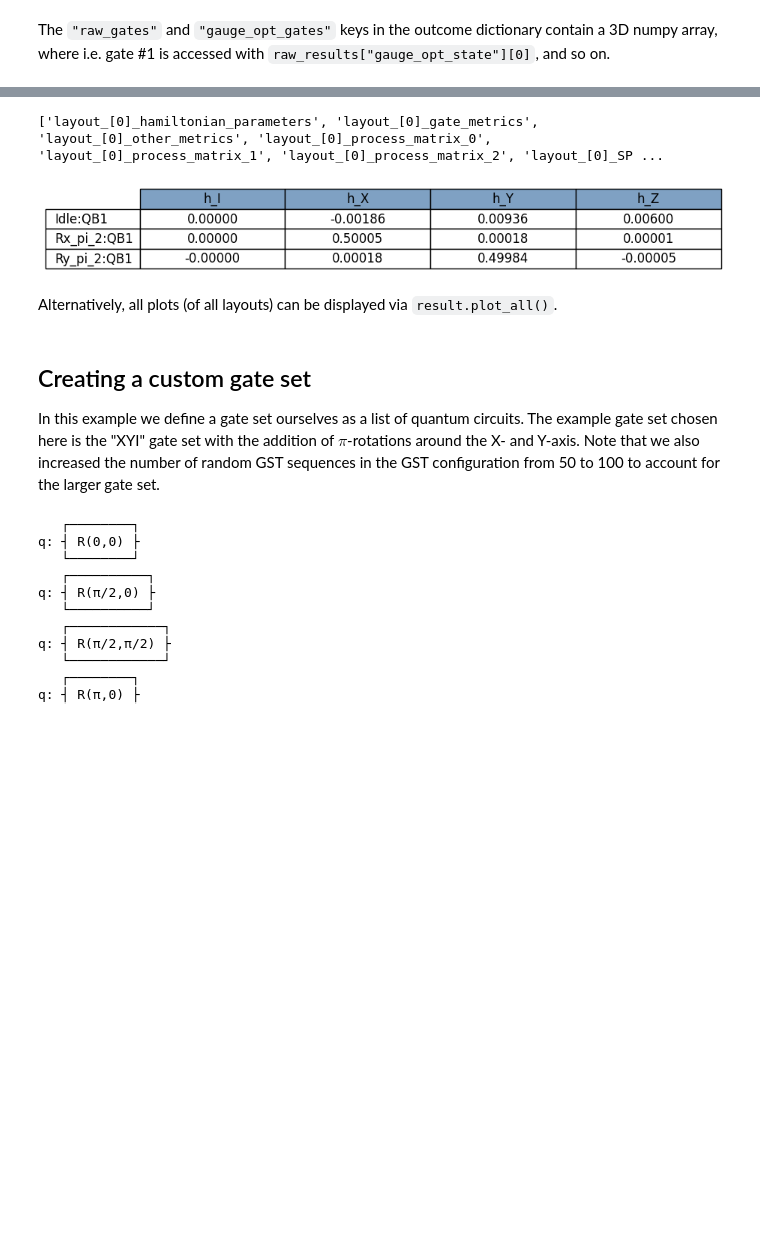
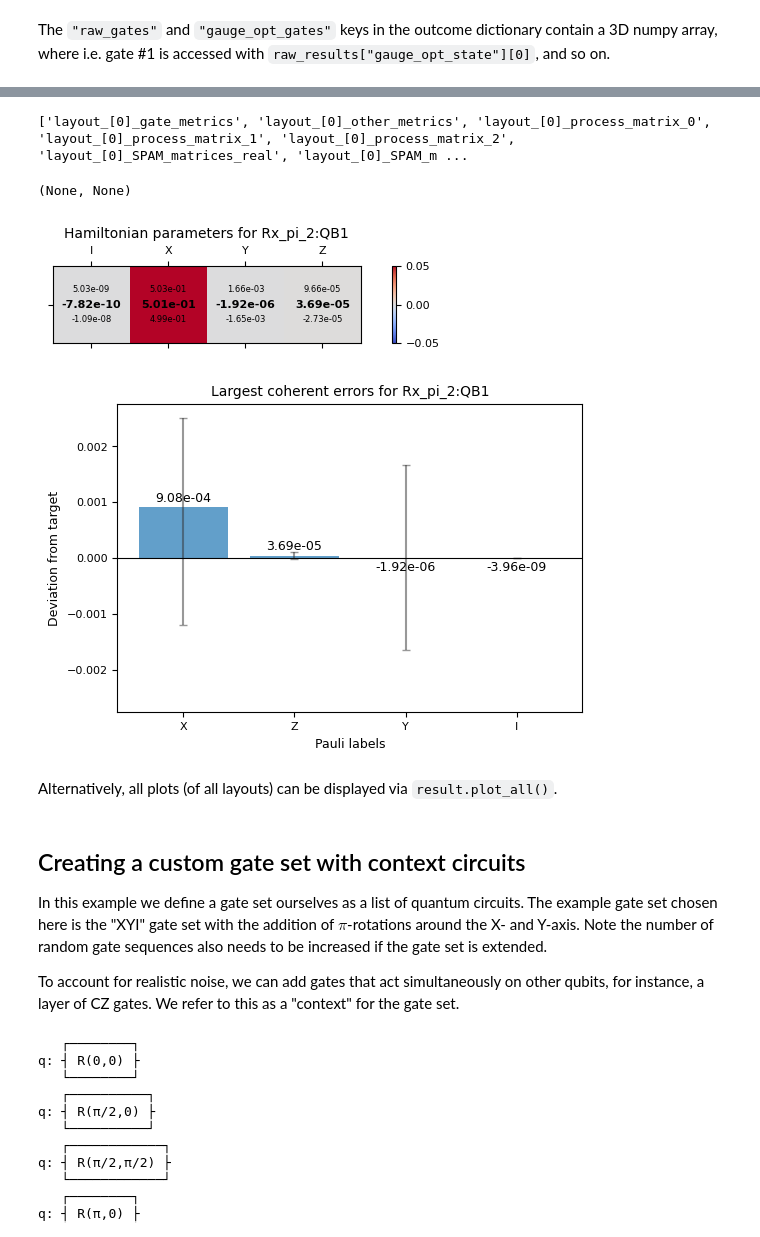
Before and after one commit to iqm-finland/iqm-benchmarks, a Jupyter notebook: docs/examples/example_gst.ipynb, the cells around one changed output, grey strips where cells are left out. Saved outputs shown, nothing was run; the diff lists cells and outputs as text; code cells hidden in the pictures; blank space fills up the shorter version.

Commit message:
- Updated GST Jupyter notebook - Improved logging - Various updates to plots

```diff
--- a/docs/examples/example_gst.ipynb
+++ b/docs/examples/example_gst.ipynb
@@ -35,15 +35,15 @@ The most important parameters are the following:
 Minimal_1Q_GST = GSTConfiguration(
     qubit_layouts=[[0]],
     gate_set="1QXYI",
-    num_circuits=50,
+    num_circuits=100,
     shots=1000,
     rank=4,
-    bootstrap_samples=0,
+    bootstrap_samples=50,
 )
 
 Minimal_2Q_GST = GSTConfiguration(
     qubit_layouts=[[0,1]],
-    gate_set="2QXYCZ",
+    gate_set="2QXYICZ",
     num_circuits=1000,
     shots=1000,
     rank=16,
@@ -53,7 +53,7 @@ Minimal_2Q_GST = GSTConfiguration(
 ## Execute GST Experiment(s)
 Be prepared that the first execution on a new system will take an extra 1-2 minutes to compile the lower level optimization code.
 # %%
-benchmark = CompressiveGST(backend, Minimal_1Q_GST)
+benchmark = CompressiveGST(backend, Minimal_2Q_GST)
 benchmark.run()
 result = benchmark.analyze()
 # %% [output]
@@ -149,16 +169,24 @@ Rank 1 results (for example the gate Hamiltonians in the Pauli basis)
 # %%
+# Display all plot names
 print(list(result_rK1.plots.keys()))
-result_rK1.plot('layout_[0]_hamiltonian_parameters')
+# Show two exammple plots for the Rx_pi/2 gate on qubit 0
+fig_1 = result_rK1.plot('layout_[0]_Rx_pi_2:QB1_Hamiltonian')
+fig_2 = result_rK1.plot('layout_[0]_Rx_pi_2:QB1_largest_coherent_errs')
+show_figure(fig_1), show_figure(fig_2)
 # %% [output]
-['layout_[0]_hamiltonian_parameters', 'layout_[0]_gate_metrics', 'layout_[0]_other_metrics', 'layout_[0]_process_matrix_0', 'layout_[0]_process_matrix_1', 'layout_[0]_process_matrix_2', 'layout_[0]_SP ...
+['layout_[0]_gate_metrics', 'layout_[0]_other_metrics', 'layout_[0]_process_matrix_0', 'layout_[0]_process_matrix_1', 'layout_[0]_process_matrix_2', 'layout_[0]_SPAM_matrices_real', 'layout_[0]_SPAM_m ...
+(None, None)
-[figure, old version]
+[figure, new version]
+[figure, added]
 # %% [markdown]
 Alternatively, all plots (of all layouts) can be displayed via `result.plot_all()`.
 # %% [markdown]
-## Creating a custom gate set
+## Creating a custom gate set with context circuits
 
 In this example we define a gate set ourselves as a list of quantum circuits. The example gate set chosen here is the "XYI" gate set with the addition of $\pi$-rotations around the X- and Y-axis.
-Note that we also increased the number of random GST sequences in the GST configuration from 50 to 100 to account for the larger gate set.
+Note the number of random gate sequences also needs to be increased if the gate set is extended.
+
+To account for realistic noise, we can add gates that act simultaneously on other qubits, for instance, a layer of CZ gates. We refer to this as a "context" for the gate set.
 # %%
 from qiskit import QuantumCircuit
 from qiskit.circuit.library import CZGate, RGate
```
Also changed, not shown: parts of 14 cells of this notebook, 7 other files.
